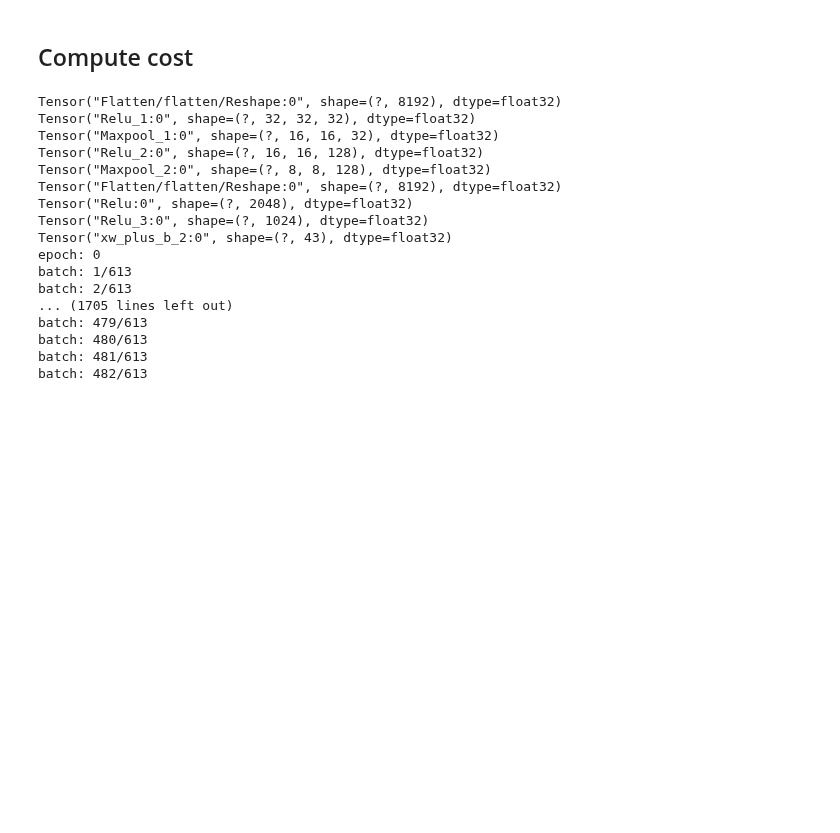
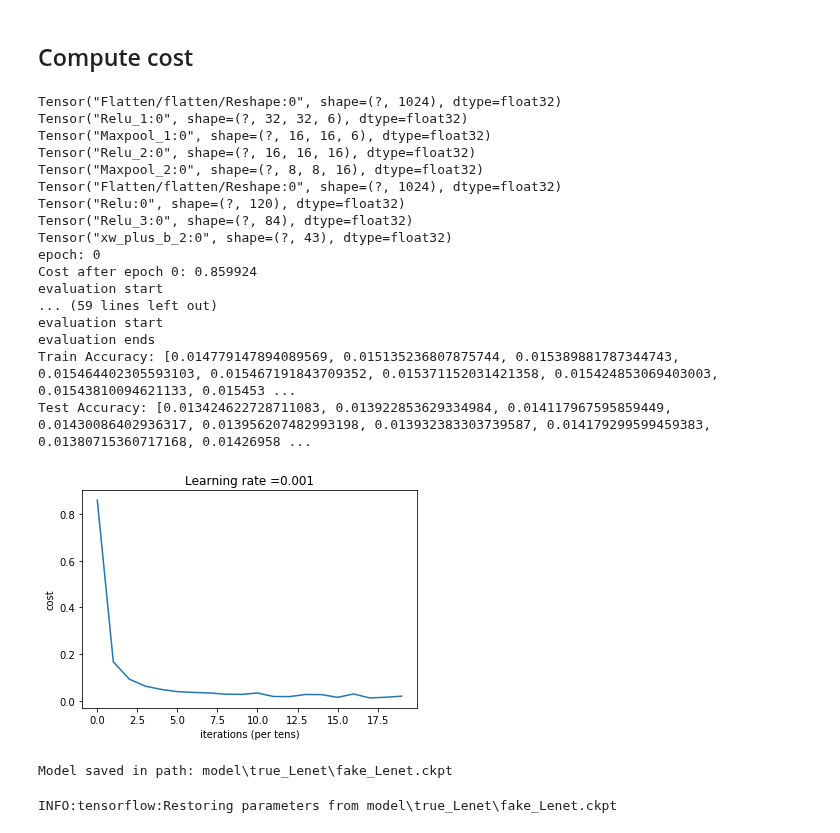
Before and after one commit to YouYueHuang/SelfDrivingCarProjects, a Jupyter notebook: P2-Traffic-Sign-Classifier/model_0311.ipynb, the cells around one changed output. Cells and saved outputs as stored; diff of their text form; code cells hidden in the pictures; blank space fills up the shorter version.

Commit message:
tune model parameter

```diff
--- a/P2-Traffic-Sign-Classifier/model_0311.ipynb
+++ b/P2-Traffic-Sign-Classifier/model_0311.ipynb
@@ -434,16 +438,16 @@ def initialize_parameters():
     parameters -- a dictionary of tensors containing W1, W2
     """
     layer_depth = {
-        'conv1': 32,
-        'conv2': 128,
-        'fc1': 2048,
-        'fc2': 1024,
+        'conv1': 6,
+        'conv2': 16,
+        'fc1': 120,
+        'fc2': 84,
         'fc3': n_classes
     }
 
     filter_size={
-        'conv_1': 3
-        ,'conv_2': 3
+        'conv_1': 5
+        ,'conv_2': 5
     }
 
     tf.set_random_seed(1)
@@ -451,7 +455,7 @@ def initialize_parameters():
     weights = {
         'conv1': tf.get_variable("conv1w", shape=[filter_size['conv_1'], filter_size['conv_1'], 3, layer_depth['conv1']], initializer=tf.contrib.layers.xavier_initializer(seed = 0)),
         'conv2': tf.get_variable("conv2w", shape=[filter_size['conv_2'], filter_size['conv_2'], layer_depth['conv1'], layer_depth['conv2']], initializer=tf.contrib.layers.xavier_initializer(seed = 0)),
-        'fc1':  tf.get_variable("fc1w", shape=[8192, layer_depth['fc1']], initializer=tf.contrib.layers.xavier_initializer(seed = 0)),
+        'fc1':  tf.get_variable("fc1w", shape=[1024, layer_depth['fc1']], initializer=tf.contrib.layers.xavier_initializer(seed = 0)),
         'fc2':  tf.get_variable("fc2w", shape=[layer_depth['fc1'], layer_depth['fc2']], initializer=tf.contrib.layers.xavier_initializer(seed = 0)),
         'fc3':  tf.get_variable("fc3w", shape=[layer_depth['fc2'], layer_depth['fc3']], initializer=tf.contrib.layers.xavier_initializer(seed = 0))
     }
@@ -594,6 +598,27 @@ def compute_cost(Z3, Y):
     cost = tf.reduce_mean(cost)
 
     return cost
+# %%
+def evaluate_with_batch(X_data, y_data, batch_size=64):
+    """
+    Creates a list of minibatches from (X, Y) for evaluation
+
+    Arguments:
+    X -- input data, of shape (input size, number of examples)
+    Y -- true "label" vector (1 for blue dot / 0 for red dot), of shape (1, number of examples)
+    batch_size -- size of the mini-batches, integer
+
+    Returns:
+    accuracy -- accuracy of model
+    """
+    mini_batches = []
+    m = len(X_data)
+    num_complete_minibatches = math.ceil(m/batch_size)
+    for k in range(0, num_complete_minibatches):
+        mini_batch_X, mini_batch_Y = X_data[k * batch_size:(k + 1) * batch_size], y_data[k * batch_size:(k + 1) * batch_size]
+        mini_batch = [mini_batch_X, mini_batch_Y]
+        mini_batches.append(mini_batch)
+    return mini_batches
 # %%
 from tensorflow.python.framework import ops
 # %%
@@ -702,20 +747,28 @@ def model(X_train, Y_train, X_test, Y_test, learning_rate = 0.001,
 # %%
-train_accuracy, test_accuracy, parameters = model(X_train_norm, labels_train, X_test_norm, labels_test)
+train_accuracy, test_accuracy = model(X_train_norm, labels_train, X_valid_norm, labels_valid, num_epochs = 20)
 # %% [output]
-Tensor("Flatten/flatten/Reshape:0", shape=(?, 8192), dtype=float32)
-Tensor("Relu_1:0", shape=(?, 32, 32, 32), dtype=float32)
-Tensor("Maxpool_1:0", shape=(?, 16, 16, 32), dtype=float32)
-Tensor("Relu_2:0", shape=(?, 16, 16, 128), dtype=float32)
-Tensor("Maxpool_2:0", shape=(?, 8, 8, 128), dtype=float32)
-Tensor("Flatten/flatten/Reshape:0", shape=(?, 8192), dtype=float32)
-Tensor("Relu:0", shape=(?, 2048), dtype=float32)
-Tensor("Relu_3:0", shape=(?, 1024), dtype=float32)
+Tensor("Flatten/flatten/Reshape:0", shape=(?, 1024), dtype=float32)
+Tensor("Relu_1:0", shape=(?, 32, 32, 6), dtype=float32)
+Tensor("Maxpool_1:0", shape=(?, 16, 16, 6), dtype=float32)
+Tensor("Relu_2:0", shape=(?, 16, 16, 16), dtype=float32)
+Tensor("Maxpool_2:0", shape=(?, 8, 8, 16), dtype=float32)
+Tensor("Flatten/flatten/Reshape:0", shape=(?, 1024), dtype=float32)
+Tensor("Relu:0", shape=(?, 120), dtype=float32)
+Tensor("Relu_3:0", shape=(?, 84), dtype=float32)
 Tensor("xw_plus_b_2:0", shape=(?, 43), dtype=float32)
 epoch: 0
-batch: 1/613
-batch: 2/613
-... (1705 lines left out)
-batch: 479/613
-batch: 480/613
-batch: 481/613
-batch: 482/613
+Cost after epoch 0: 0.859924
+evaluation start
+... (59 lines left out)
+evaluation start
+evaluation ends
+Train Accuracy: [0.014779147894089569, 0.015135236807875744, 0.015389881787344743, 0.015464402305593103, 0.015467191843709352, 0.015371152031421358, 0.015424853069403003, 0.01543810094621133, 0.015453 ...
+Test Accuracy: [0.013424622728711083, 0.013922853629334984, 0.014117967595859449, 0.01430086402936317, 0.013956207482993198, 0.013932383303739587, 0.014179299599459383, 0.01380715360717168, 0.01426958 ...
+[figure, added]
+Model saved in path: model\true_Lenet\fake_Lenet.ckpt
+# %%
+with tf.Session() as sess:
+    saver = tf.train.import_meta_graph(os.path.join("model", "true_Lenet","fake_Lenet.ckpt.meta"))
+    saver.restore(sess, os.path.join("model", "true_Lenet","fake_Lenet.ckpt"))
+# %% [output]
+INFO:tensorflow:Restoring parameters from model\true_Lenet\fake_Lenet.ckpt
```
Also changed, not shown: parts of 8 cells of this notebook, 9 other files.
